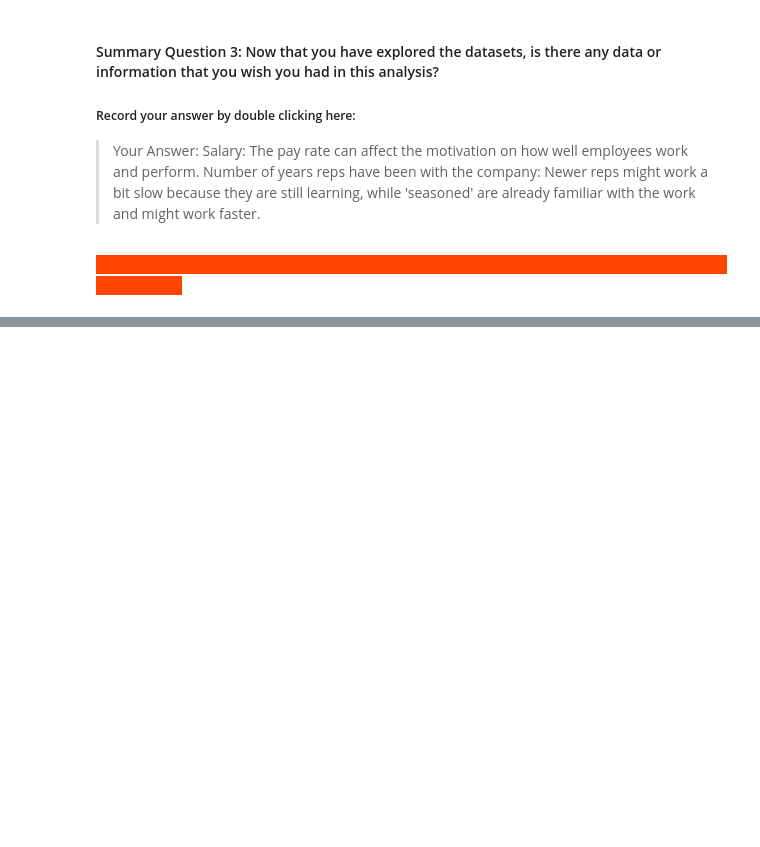
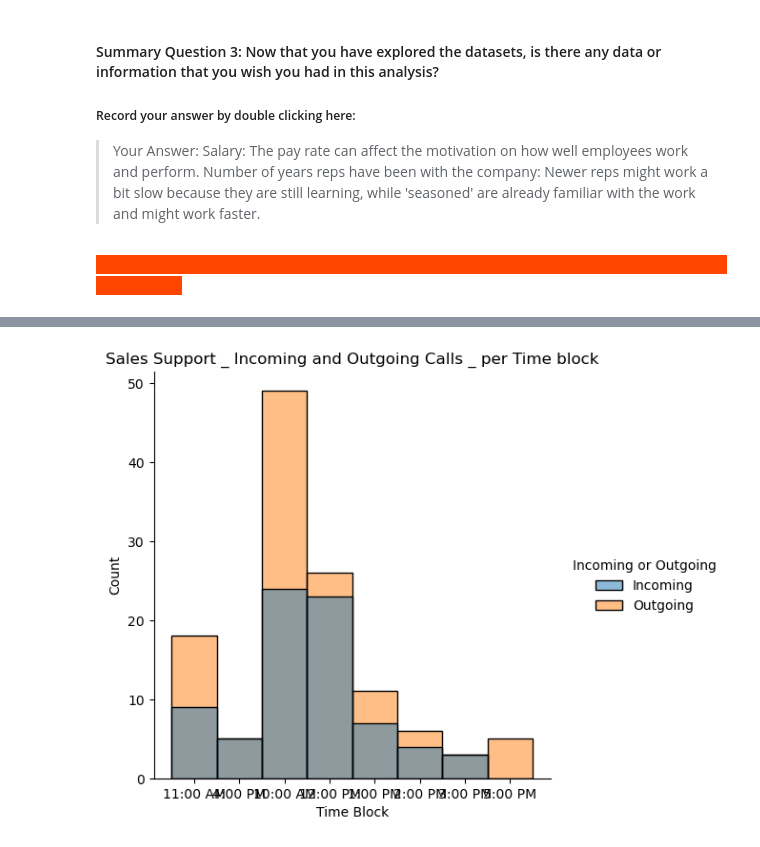
Before and after one commit to tshililoa/call-center-cleanup-assignment, a Jupyter notebook: Call_Center_Cleanup.ipynb, the cells around one changed output, grey strips where cells are left out. Cells and saved outputs as stored; diff of their text form; code cells hidden in the pictures; blank space fills up the shorter version.

```diff
--- a/Call_Center_Cleanup.ipynb
+++ b/Call_Center_Cleanup.ipynb
@@ -598,0 +654,4 @@ call_times = df[["Time Block", "Call Purpose", "Incoming or Outgoing", "Calls"]]
+# %%
+# Use groupby and get_group to select which call purpose to plot: selected Sales Support Group.... See use of groupby and get_group below...
+sales_support_grp_df = call_times.groupby('Call Purpose').get_group('Sales Support')
+print(sales_support_grp_df)
@@ -598,0 +673,6 @@ call_times = df[["Time Block", "Call Purpose", "Incoming or Outgoing", "Calls"]]
+# %%
+ax2=sns.displot(sales_support_grp_df.groupby('Time Block')['Incoming or Outgoing'].value_counts().dropna().unstack(), x = sales_support_grp_df['Time Block'].astype(str),hue=df['Incoming or Outgoing'])
+plt.title("Sales Support _ Incoming and Outgoing Calls _ per Time block")
+plt.show()
+# %% [output]
+[figure, added]
```
Also changed, not shown: parts of 25 cells of this notebook.
